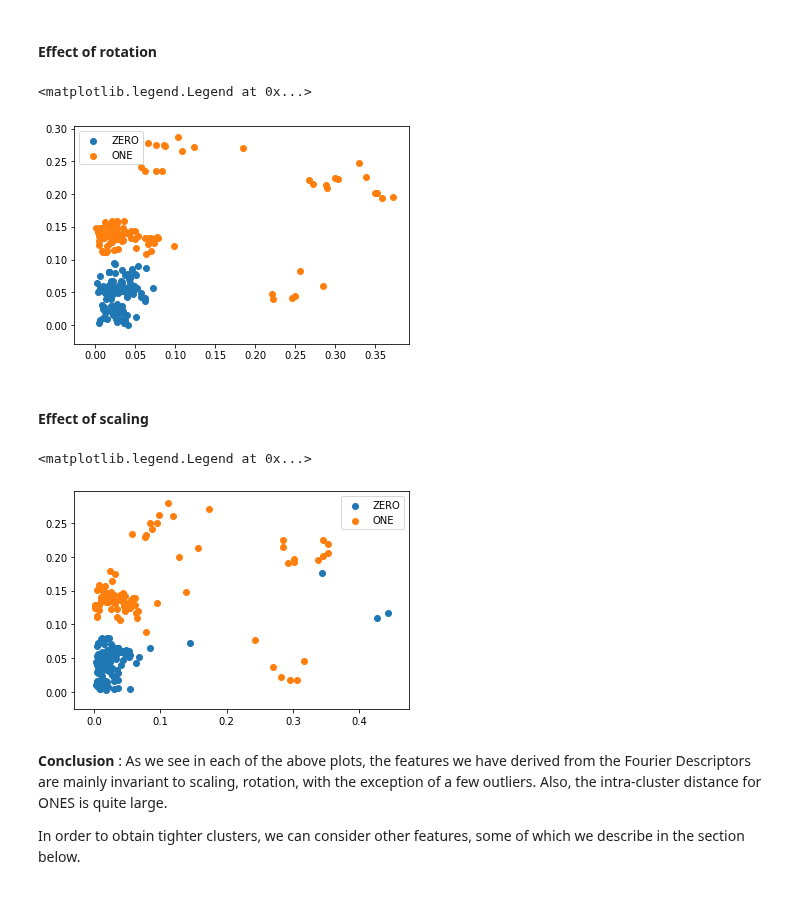
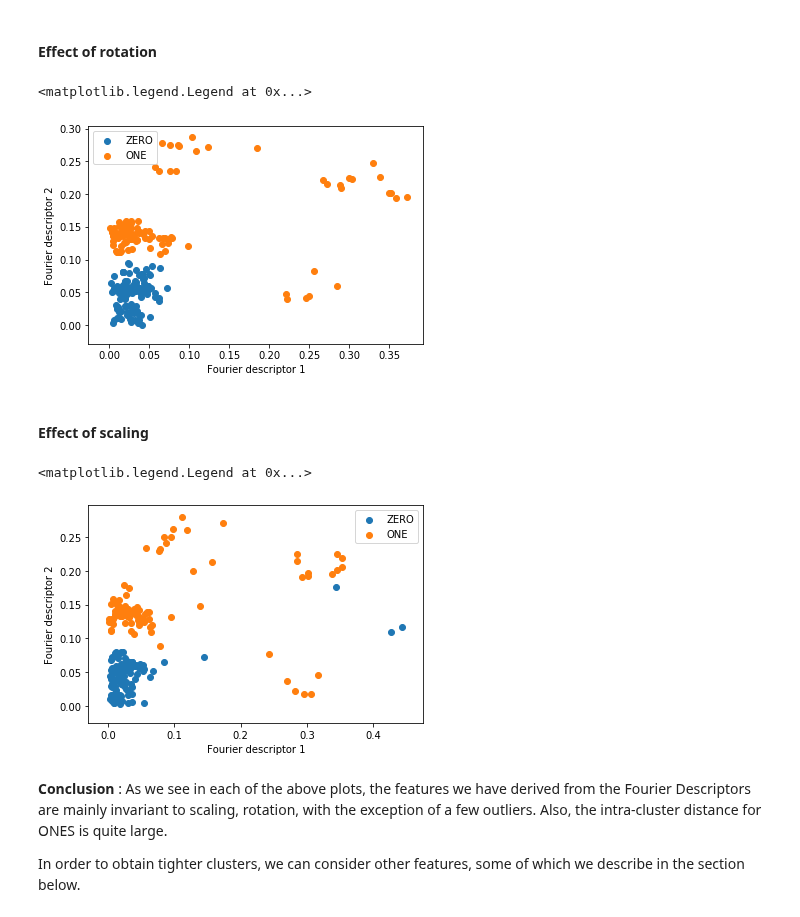
Before and after one commit to dhruti96shah/iapr-2020, a Jupyter notebook: labs/lab_02_object_description_dhruti.ipynb, the cells around one changed output. Cells and saved outputs as stored; diff of their text form; code cells hidden in the pictures.

```diff
--- a/labs/lab_02_object_description_dhruti.ipynb
+++ b/labs/lab_02_object_description_dhruti.ipynb
@@ -187,33 +189,35 @@ Now, let us explore the effect of translation, rotation and scaling on these fea
 # %%
 feature_x_zero = []
 feature_y_zero = []
 feature_x_ones = []
 feature_y_ones = []
 
 for im in zeros_im:
     for angle in list(range(0,360,30)):
         tmp = get_contour(transform.rotate(pre_process(im),angle))
         uk = tmp[:,1] + 1j*tmp[:,0]
         uk_fft = np.fft.fft(uk)
         norm = (uk_fft[1])
         feature_x_zero.append(abs(uk_fft[2]/(norm)))
         feature_y_zero.append(abs(uk_fft[3]/(norm)))
 
 for im in ones_im:
     for angle in list(range(0,360,30)):
         tmp = get_contour(transform.rotate(pre_process(im),angle))
         uk = tmp[:,1] + 1j*tmp[:,0]
         uk_fft = np.fft.fft(uk)
         norm = (uk_fft[1])
         feature_x_ones.append(abs(uk_fft[2]/(norm)))
         feature_y_ones.append(abs(uk_fft[3]/(norm)))
 
 plt.scatter(feature_x_zero, feature_y_zero, label='ZERO')
 plt.scatter(feature_x_ones, feature_y_ones, label='ONE')
+plt.xlabel('Fourier descriptor 1')
+plt.ylabel('Fourier descriptor 2')
 plt.legend()
 # %% [output]
 <matplotlib.legend.Legend at 0x...>
-[figure, old version]
+[figure, new version]
 # %% [markdown]
 #### Effect of scaling
 # %%
@@ -243,10 +247,12 @@ for im in ones_im:
 
 plt.scatter(feature_x_zero, feature_y_zero, label='ZERO')
 plt.scatter(feature_x_ones, feature_y_ones, label='ONE')
+plt.xlabel('Fourier descriptor 1')
+plt.ylabel('Fourier descriptor 2')
 plt.legend()
 # %% [output]
 <matplotlib.legend.Legend at 0x...>
-[figure, old version]
+[figure, new version]
 # %% [markdown]
 **Conclusion** : As we see in each of the above plots, the features we have derived from the Fourier Descriptors are mainly invariant to scaling, rotation, with the exception of a few outliers. Also, the intra-cluster distance for ONES is quite large.
 
```
Also changed, not shown: parts of 5 cells of this notebook.
